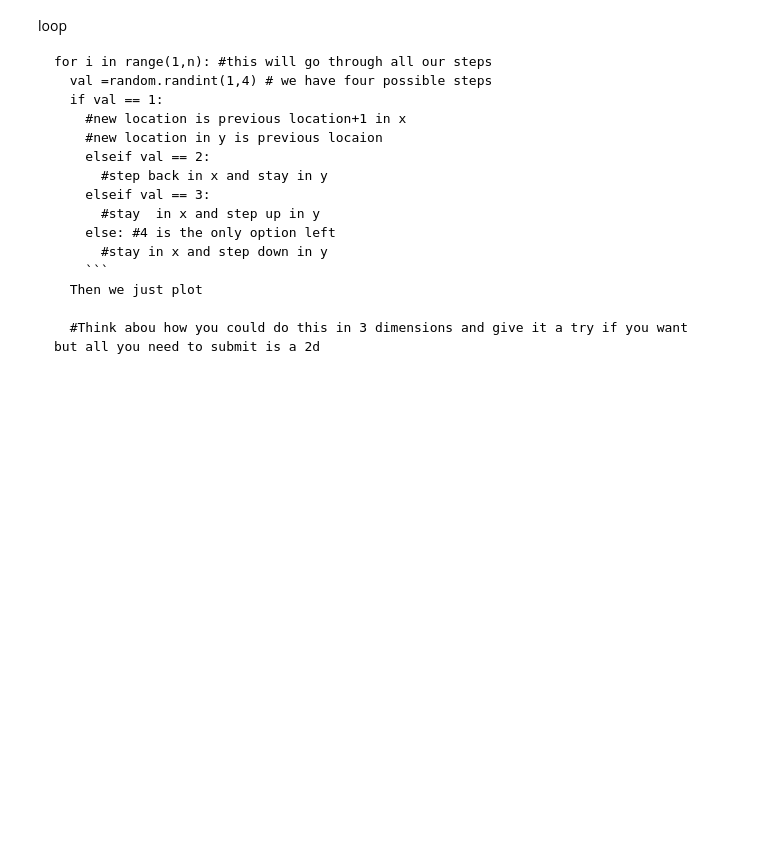
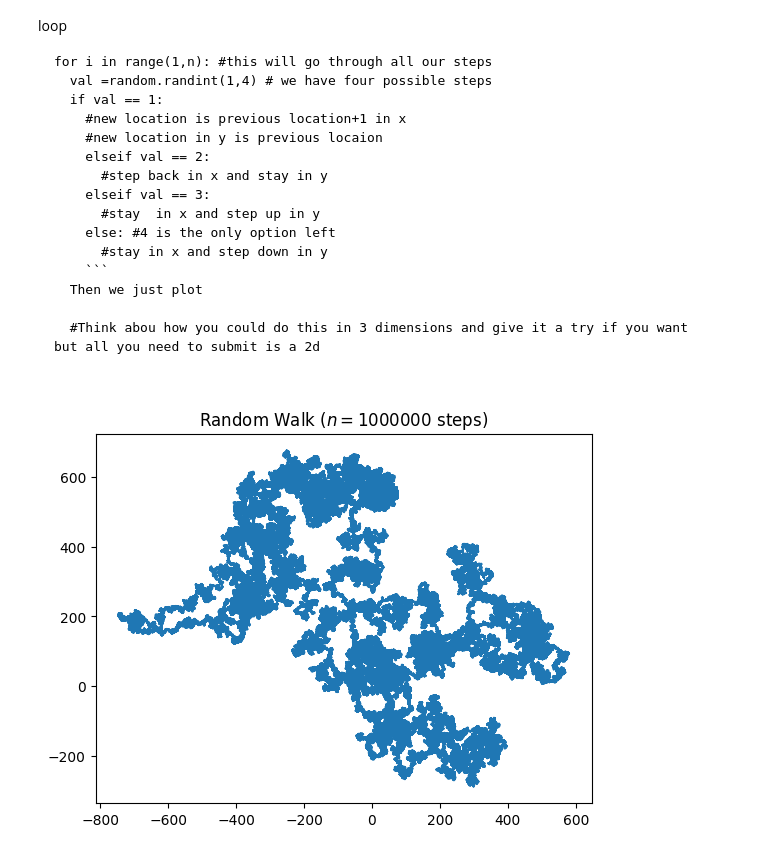
Before and after one commit to Serda1119/PHYS-3025, a Jupyter notebook: PHYS3025_Activty2.ipynb, the cells around one changed output. Cells and saved outputs as stored; diff of their text form; code cells hidden in the pictures; blank space fills up the shorter version.

```diff
--- a/PHYS3025_Activty2.ipynb
+++ b/PHYS3025_Activty2.ipynb
@@ -184,0 +214,38 @@ for i in range(1,n): #this will go through all our steps
+# %%
+import numpy
+import pylab
+import random
+
+
+# defining the number of steps
+n = 1000000
+
+#creating two array for containing x and y coordinate
+#of size equals to the number of size and filled up with 0's
+x = numpy.zeros(n)
+y = numpy.zeros(n)
+
+# filling the coordinates with random variables
+for i in range(1, n):
+    val = random.randint(1, 4)
+    if val == 1:
+        x[i] = x[i - 1] + 1
+        y[i] = y[i - 1]
+    elif val == 2:
+        x[i] = x[i - 1] - 1
+        y[i] = y[i - 1]
+    elif val == 3:
+        x[i] = x[i - 1]
+        y[i] = y[i - 1] + 1
+    else:
+        x[i] = x[i - 1]
+        y[i] = y[i - 1] - 1
+
+
+# plotting stuff:
+pylab.title("Random Walk ($n = " + str(n) + "$ steps)")
+pylab.plot(x, y)
+pylab.savefig("rand_walk"+str(n)+".png",bbox_inches="tight",dpi=600)
+pylab.show()
+# %% [output]
+[figure, added]
```
Also changed, not shown: parts of 8 cells of this notebook.
